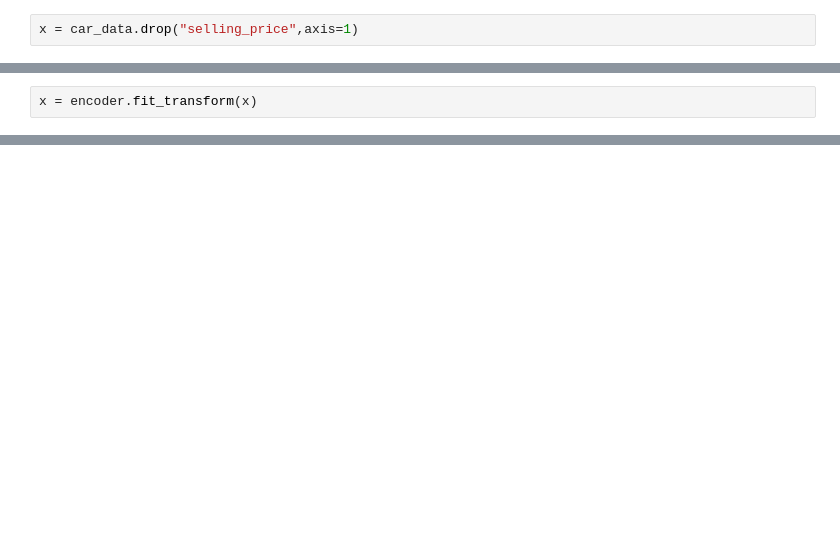
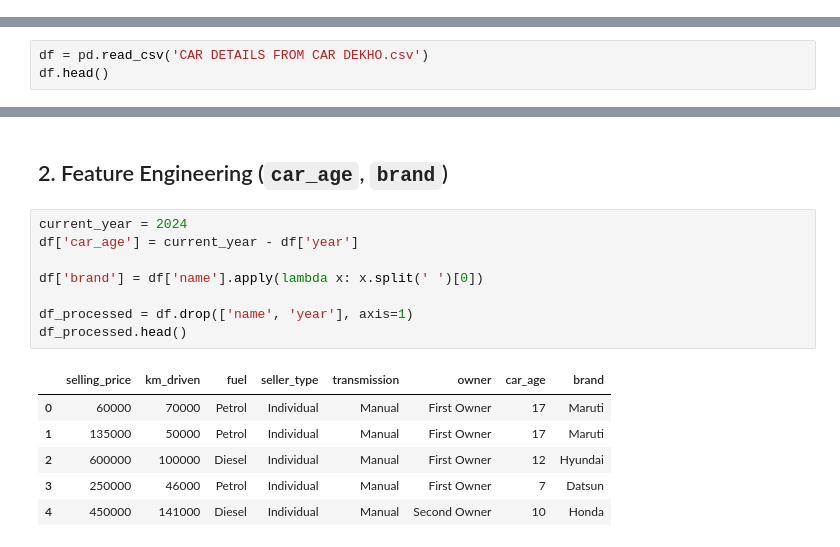
Before and after one commit to shivam28singh/Car-Price-Prediction, a Jupyter notebook: CarPrice.ipynb, the cells around one changed output, grey strips where cells are left out. Drawn from its saved outputs; the diff is of its cells as text; blank space fills up the shorter version.

```diff
--- a/CarPrice.ipynb
+++ b/CarPrice.ipynb
@@ -15,2 +0,0 @@ y = car_data[["selling_price"]]
-# %%
-x = car_data.drop("selling_price",axis=1)
@@ -19,2 +0,0 @@ encoder = OneHotEncoder()
-# %%
-x = encoder.fit_transform(x)
@@ -37,0 +22,3 @@ print(msm)
+# %%
+df = pd.read_csv('CAR DETAILS FROM CAR DEKHO.csv')
+df.head()
@@ -37,0 +43,17 @@ print(msm)
+# %% [markdown]
+## 2. Feature Engineering (`car_age`, `brand`)
+# %%
+current_year = 2024
+df['car_age'] = current_year - df['year']
+
+df['brand'] = df['name'].apply(lambda x: x.split(' ')[0])
+
+df_processed = df.drop(['name', 'year'], axis=1)
+df_processed.head()
+# %% [output]
+|  | selling_price | km_driven | fuel | seller_type | transmission | owner | car_age | brand |
+| 0 | 60000 | 70000 | Petrol | Individual | Manual | First Owner | 17 | Maruti |
+| 1 | 135000 | 50000 | Petrol | Individual | Manual | First Owner | 17 | Maruti |
+| 2 | 600000 | 100000 | Diesel | Individual | Manual | First Owner | 12 | Hyundai |
+| 3 | 250000 | 46000 | Petrol | Individual | Manual | First Owner | 7 | Datsun |
+| 4 | 450000 | 141000 | Diesel | Individual | Manual | Second Owner | 10 | Honda |
```
Also changed, not shown: parts of 40 cells of this notebook.
